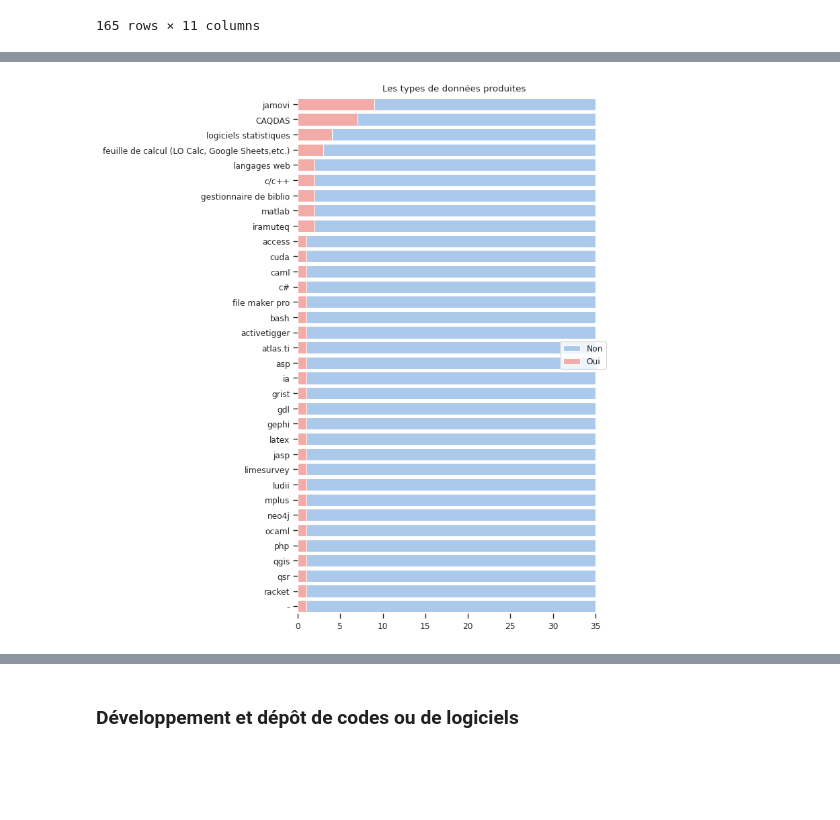
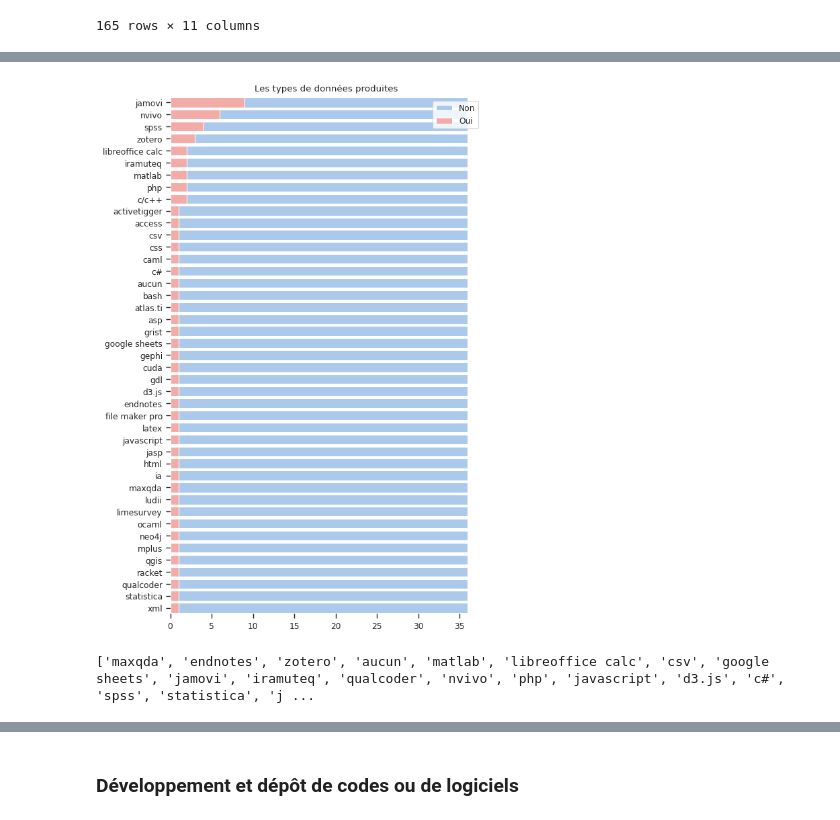
Before and after one commit to luneauaymeric/enquete_SO_p8, a Jupyter notebook: _build/jupyter_execute/script_analyse/connaissance_science_ouverte.ipynb, the cells around one changed output, grey strips where cells are left out. Saved outputs shown, nothing was run; the diff lists cells and outputs as text; code cells hidden in the pictures; blank space fills up the shorter version.

```diff
--- a/_build/jupyter_execute/script_analyse/connaissance_science_ouverte.ipynb
+++ b/_build/jupyter_execute/script_analyse/connaissance_science_ouverte.ipynb
@@ -471,7 +489,7 @@ rec_other_lang
  'Mplus, SPSS..': 'mplus|spss..'}
 # %%
 rec_other_lang = {'MaxQda, EndNotes, Zotero, ': 'maxqda|endnotes|zotero',
- '\u200b-': '\u200b-',
+ '\u200b-': 'aucun',
  'Matlab': 'matlab',
  'Zotero': 'zotero',
  'LibreOffice Calc': 'libreoffice calc',
@@ -499,47 +517,16 @@ rec_other_lang = {'MaxQda, EndNotes, Zotero, ': 'maxqda|endnotes|zotero',
  'C/C++ Cuda Caml Racket Ludii GDL ASP': 'c/c++|cuda|caml|racket|ludii|gdl|asp',
  'R mais avec Iramutex': 'iramuteq',
  'jamovi': 'jamovi',
- 'QSR NVivo': 'qsr|nvivo',
+ 'QSR NVivo': 'nvivo',
  'Mplus, SPSS..': 'mplus|spss'}
 
-rec_family_lang = {'MaxQda, EndNotes, Zotero': 'CAQDAS|gestionnaire de biblio',
- '\u200b-': '\u200b-',
- 'Matlab': 'matlab',
- 'Zotero': 'gestionnaire de biblio',
- 'LibreOffice Calc': 'feuille de calcul (LO Calc, Google Sheets,etc.)',
- 'csv, google sheets': 'feuille de calcul (LO Calc, Google Sheets,etc.)',
- 'Jamovi, Iramuteq, Qualcoder': 'jamovi|iramuteq|CAQDAS',
- 'Nvivo': 'CAQDAS',
- 'php, javascript, d3.js': 'langages web',
- 'Jamovi': 'jamovi',
- 'JAMOVI ': 'jamovi',
- 'c#': 'c#',
- 'SPSS, Statistica, Jamovi, JASP': 'logiciels statistiques|jamovi|jasp',
- 'Nvivo, IA': 'CAQDAS|ia',
- 'Nvivo et Atlas.ti': 'CAQDAS|atlas.ti',
- 'SPSS': 'logiciels statistiques',
- 'OCaml, C, Bash, PHP': 'ocaml|c/c++|bash|php',
- 'CSS, html, xml': 'langages web',
- 'LaTeX': 'latex',
- 'NVivo': 'CAQDAS',
- 'MatLab': 'matlab',
- "QGIS. J'aimerais utiliser Python, mais il faudrait que je sois formée pour en avoir les bases. J'ai déjà suivi la formation de base de R proposée à P8, qui était bien : reste maintenant à se l'approprier !": "qgis",
- 'Access': 'access',
- 'File maker pro': 'file maker pro',
- 'LibreOffice Calc, Limesurvey, Grist, ActiveTigger, Neo4j, Gephi': 'feuille de calcul (LO Calc, Google Sheets,etc.)|limesurvey|grist|activetigger|neo4j|gephi',
- 'Jamovi, SPSS': 'jamovi|logiciels statistiques',
- 'C/C++ Cuda Caml Racket Ludii GDL ASP': 'c/c++|cuda|caml|racket|ludii|gdl|asp',
- 'R mais avec Iramutex': 'iramuteq',
- 'jamovi': 'jamovi',
- 'QSR NVivo': 'qsr|CAQDAS',
- 'Mplus, SPSS..': 'mplus|logiciels statistiques'}
+
 
 df0["q5_1_other_lang_rec"]= df0.q5_1_other_lang.map(rec_other_lang.get)
-df0["q5_1_other_lang_family"]= df0.q5_1_other_lang.map(rec_family_lang.get)
 
 # on enregistre les nouvelles variables dans le dataframe original
 with fs.open(f"{BUCKET_OUT}/data_eP8/raw/anonymous_answer_2026-05-11.csv", "w") as file_out:
-    df0.to_csv(file_out, sep=",", index= False)
+    df0.drop(columns=["q5_1_other_lang_family"]).to_csv(file_out, sep=",", index= False)
 # %%
 dic_new_var = {'name':'14. other_lang',
                'label':'q5_1_other_lang_rec',
@@ -594,24 +561,29 @@ Name: q5_1_other_lang_family, dtype: object
 # %%
 # Initialize the matplotlib figure
 fig, ax = plt.subplots(1, figsize=(6,10))
 
 # Plot the total crashes
 sns.set_color_codes("pastel")
 
-q5_1 = df0.loc[~df0.q5_1_other_lang_family.isna()]
-col= "q5_1_other_lang_family"
+q5_1 = df0.loc[~df0.q5_1_other_lang_rec.isna()]
+col= "q5_1_other_lang_rec"
 df_exp, gb_data = split_multiple_choices(q5_1, column=col, index="q45_clé", sep = '|')
 sns.barplot(x="total", y=col, data=gb_data,
             label="Non", color="b", ax=ax)
 sns.barplot(x="nb", y=col, data=gb_data,
             label="Oui", color="r", ax=ax)
 titre = "Les types de données produites"
 ax.yaxis.set_label_text("")
 ax.xaxis.set_label_text("")
 ax.set_title(titre.replace("<i>","(").replace("</i>",")"))
 
 
 sns.despine(left=True, bottom=True)
 #plt.savefig(f"viz/type_donnee.png", bbox_inches='tight', dpi = 200)
 # %% [output]
-[figure, old version]
+[figure, new version]
+# %%
+list_other_logi = [x for x in df_exp.q5_1_other_lang_rec.unique()]
+print(list_other_logi)
+# %% [output]
+['maxqda', 'endnotes', 'zotero', 'aucun', 'matlab', 'libreoffice calc', 'csv', 'google sheets', 'jamovi', 'iramuteq', 'qualcoder', 'nvivo', 'php', 'javascript', 'd3.js', 'c#', 'spss', 'statistica', 'j ...
```
Also changed, not shown: parts of 19 cells of this notebook, 10 other files.
